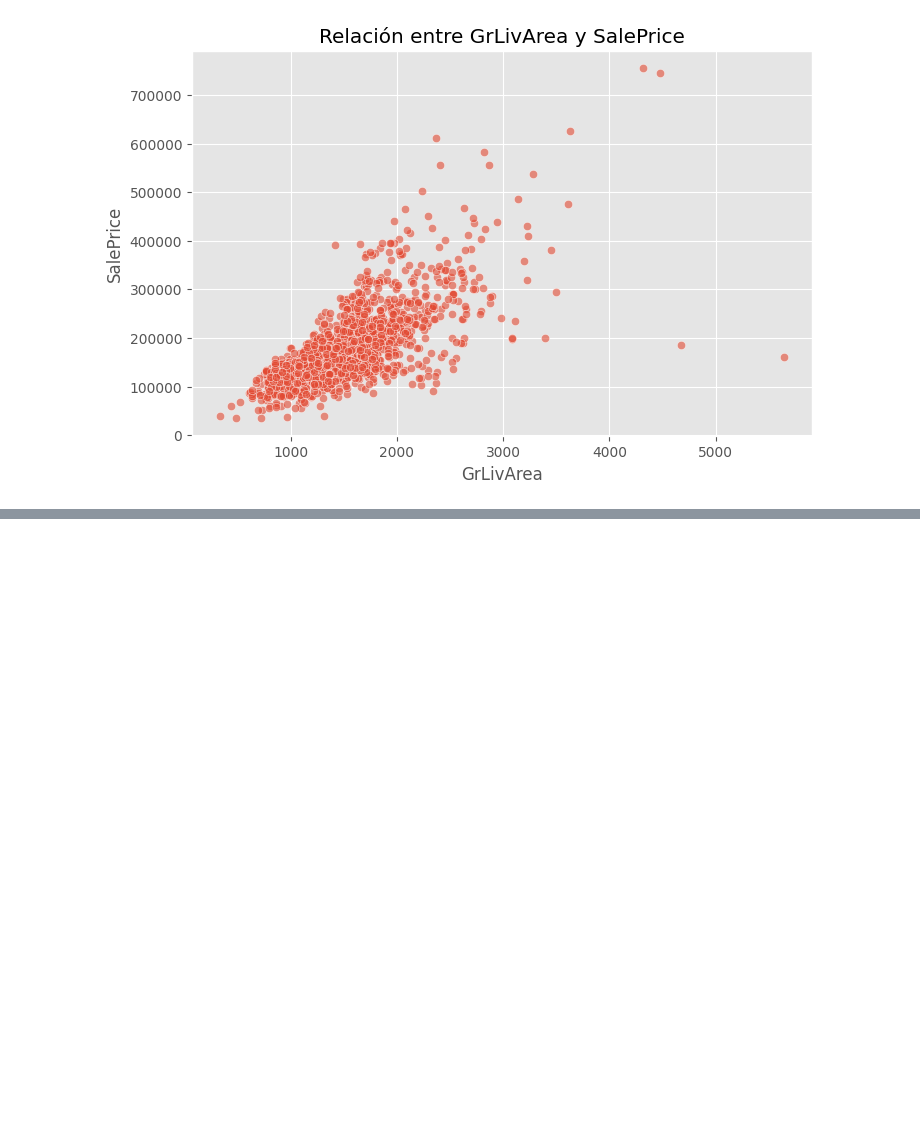
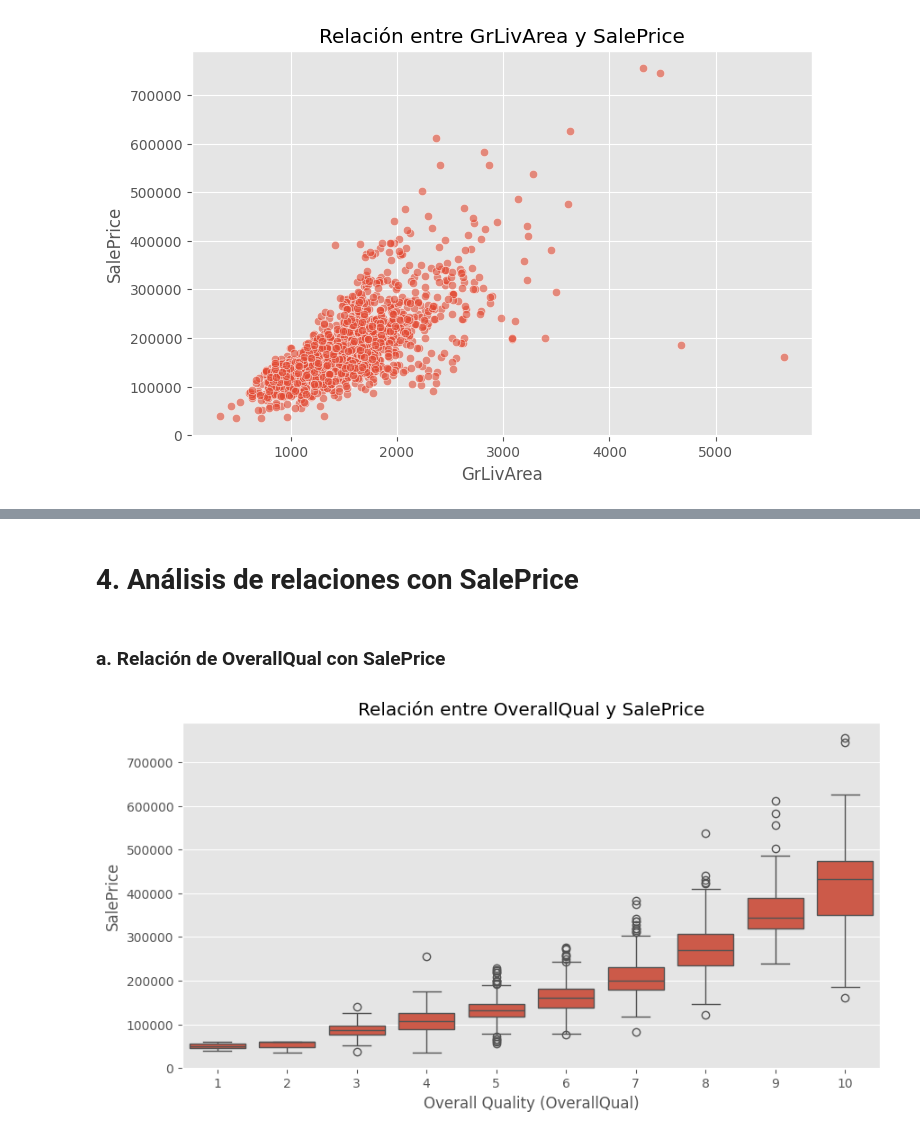
Before and after one commit to Hayser8/HT3MD, a Jupyter notebook: HT3.ipynb, the cells around one changed output, grey strips where cells are left out. Cells and saved outputs as stored; diff of their text form; code cells hidden in the pictures; blank space fills up the shorter version.

Commit message:
Análisis de relaciones

```diff
--- a/HT3.ipynb
+++ b/HT3.ipynb
@@ -318,0 +436,13 @@ dtype: int64
+# %% [markdown]
+# **4. Análisis de relaciones con SalePrice**
+# %% [markdown]
+### **a. Relación de OverallQual con SalePrice**
+# %%
+plt.figure(figsize=(10, 5))
+sns.boxplot(x="OverallQual", y="SalePrice", data=train_df)
+plt.xlabel("Overall Quality (OverallQual)")
+plt.ylabel("SalePrice")
+plt.title("Relación entre OverallQual y SalePrice")
+plt.show()
+# %% [output]
+[figure, added]
```
Also changed, not shown: parts of 11 cells of this notebook.
